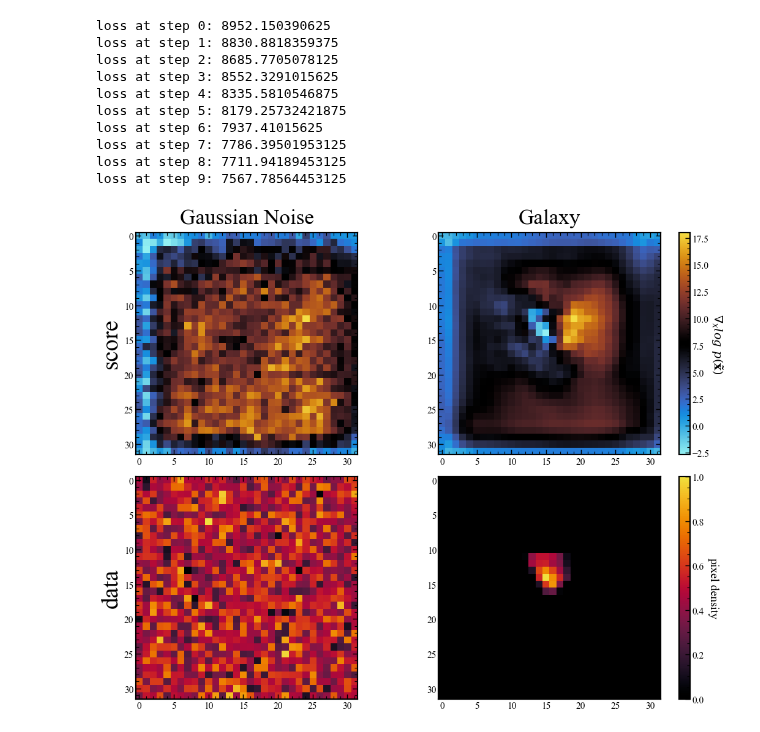
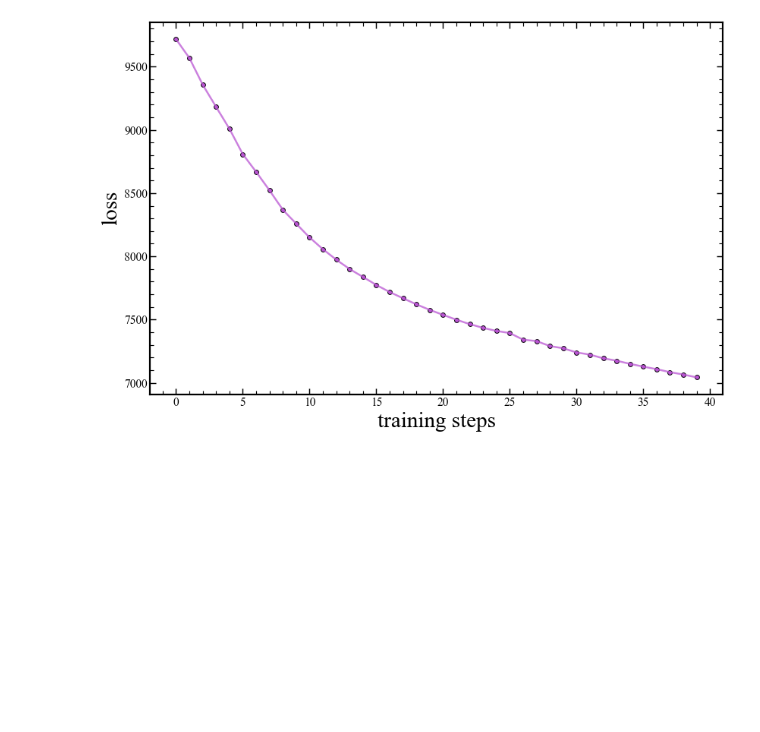
Before and after one commit to SampsonML/score_network_jax, a Jupyter notebook: diffusion_jax_HSC.ipynb, the cells around one changed output. Cells and saved outputs as stored; diff of their text form; code cells hidden in the pictures; blank space fills up the shorter version.

Commit message:
model now training on latest jax/flax

```diff
--- a/diffusion_jax_HSC.ipynb
+++ b/diffusion_jax_HSC.ipynb
@@ -432,7 +432,8 @@ for testing before moving to the full scale on GPU HPC.
 # model setup #
 # ----------- #
 
-# load in data
+# load in data  low res
+"""
 box_size = 31
 dataname = 'sources_box' + str(box_size) + '.npy'
 dataset = np.load(dataname)
@@ -443,6 +444,19 @@ for i in range(len(dataset)):
     data_padded_tmp = np.pad(dataset[i], ((0,1),(0,1)), 'constant')
     data_padded_31.append(data_padded_tmp)
 dataset = np.array( data_padded_31 )
+"""
+
+# load in data  high res
+box_size = 61
+dataname = 'sources_box' + str(box_size) + '.npy'
+dataset = np.load(dataname)
+
+# perform zero-padding of the data to get desired dimensions
+data_padded_61 = []
+for i in range(len(dataset)):
+    data_padded_tmp = np.pad(dataset[i], ((1,2),(1,2)), 'constant')
+    data_padded_61.append(data_padded_tmp)
+dataset = np.array( data_padded_61 )
 
 # convert dataset to jax array
 data_jax = jnp.array(dataset)
@@ -500,50 +514,57 @@ def plot_evolve(params,sample,step, labels):
     plt.imshow(sample[0], cmap=data_map)
     cbar = plt.colorbar()
     cbar.set_label(r'pixel density', rotation=270, fontsize = 20,labelpad= 25)
+    super_name = 'training step ' + str(step)
+    plt.suptitle(super_name, fontsize = 40)
     plt.tight_layout()
     save_name = 'score_estimation_pre_training_step_' + str(step) + '.png'
     plt.savefig(save_name,facecolor='white',dpi=300)
 # %%
 # optax testing bench
 # re-create random key and noise labels for testing
 key_seq = jax.random.PRNGKey(0)
 samples = data_jax[key_seq]
 sigmas      = jnp.exp(jnp.linspace(jnp.log(sigma_end),
                         jnp.log(sigma_begin),num_scales))
 labels = jax.random.randint(key_seq, (len(data_jax[key_seq]),), minval=0, maxval=len(sigmas), dtype=jnp.int32)
 
 # define optimiser using latest flax standards
 optimizer = optax.adam(learning_rate=lr,
                        b1=0.9,
                        b2=0.999,
                        eps=1e-08,
                        eps_root=0.0,
                        mu_dtype=None)
 
 # initialise model state
 params = initial_params
 model_state = optimizer.init(params)
 
 # name loss function
 loss_fn = anneal_dsm_score_estimation
 
 # A simple update loop
-for i in range(10):
-  grads = jax.grad(loss_fn)(params, model, samples, labels, sigmas, key_seq)
-  updates, model_state = optimizer.update(grads, model_state)
-  params = optax.apply_updates(params, updates)
-  print(f'loss at step {i}: {loss_fn(params, model, samples, labels, sigmas, key_seq)}')
-  # make plot so see evolution
-  plot_evolve(params, samples, i, labels)
+train = False
+step_num = 40
+if train:
+  loss_vector = np.zeros(step_num)
+  for i in range(step_num):
+    grads = jax.grad(loss_fn)(params, model, samples, labels, sigmas, key_seq)
+    updates, model_state = optimizer.update(grads, model_state)
+    params = optax.apply_updates(params, updates)
+    loss_vector[i] = loss_fn(params, model, samples, labels, sigmas, key_seq)
+    print(f'loss at step {i}: {loss_vector[i]}')
+    # make plot so see evolution
+    plot_evolve(params, samples, i, labels)
+
+
+fig , ax = plt.subplots(1,1,figsize=(12, 8), facecolor='white',dpi = 70)
+steps = range(0,step_num)
+plt.plot(steps,loss_vector, alpha = 0.75, zorder = 0)
+plt.scatter(steps,loss_vector, zorder = 1)
+plt.xlabel('training steps', fontsize = 30)
+plt.ylabel('loss', fontsize = 30)
+plt.tight_layout()
+plt.savefig('loss_evolution.png',facecolor='white',dpi=300)
 # %% [output]
-loss at step 0: 8952.150390625
-loss at step 1: 8830.8818359375
-loss at step 2: 8685.7705078125
-loss at step 3: 8552.3291015625
-loss at step 4: 8335.5810546875
-loss at step 5: 8179.25732421875
-loss at step 6: 7937.41015625
-loss at step 7: 7786.39501953125
-loss at step 8: 7711.94189453125
-loss at step 9: 7567.78564453125
-[figure, old version]
+[figure, new version]
```
Also changed, not shown: parts of 1 cell of this notebook, 1 other file.
